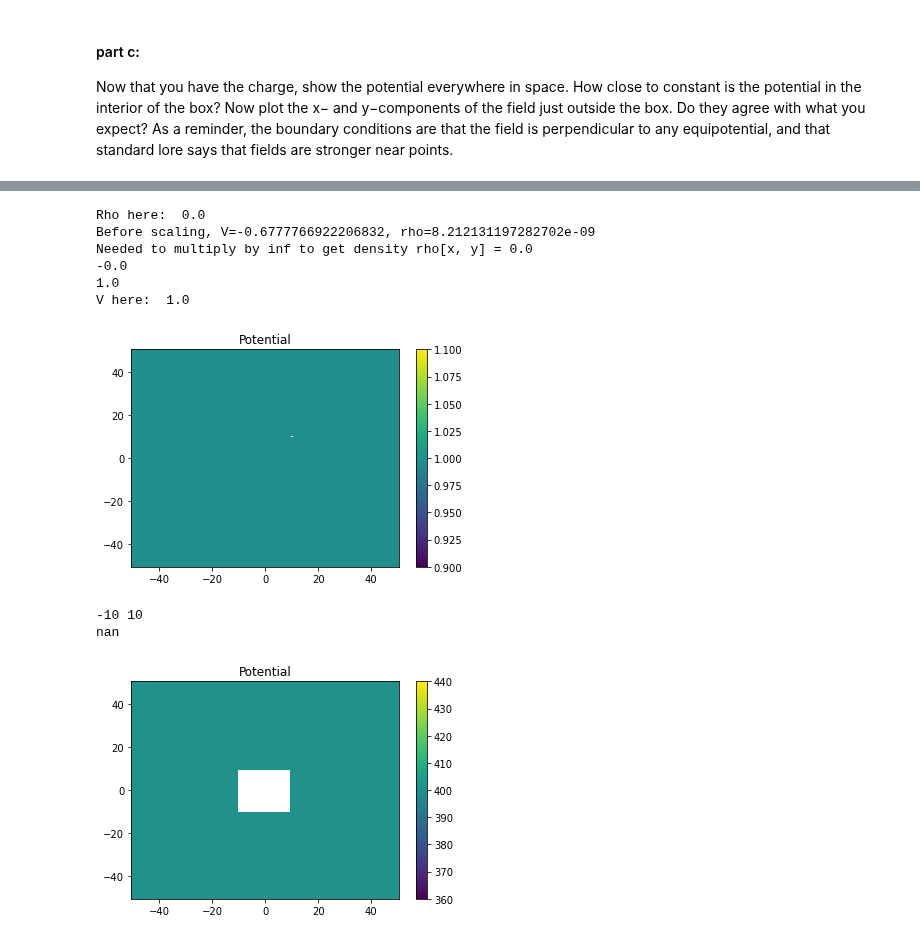
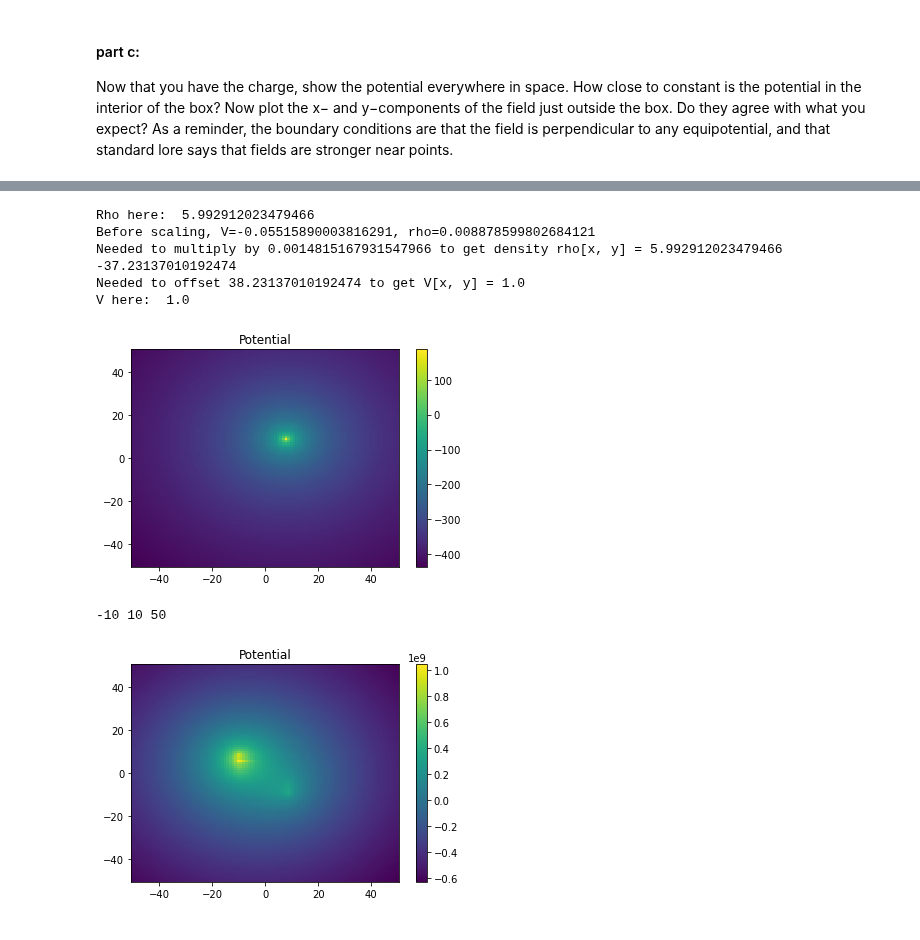
Before and after one commit to eklem1/Phys512_EK, a Jupyter notebook: PS7/A7_Q2.ipynb, the cells around one changed output, grey strips where cells are left out. Saved outputs shown, nothing was run; the diff lists cells and outputs as text; code cells hidden in the pictures.

```diff
--- a/PS7/A7_Q2.ipynb
+++ b/PS7/A7_Q2.ipynb
@@ -200,2 +182,17 @@ def Ax(G, rho, mask):
+# %%
+def Ax(G, rho, mask):
+    Gp = convFunction(G, rho, p=1)
+
+    GpUse=Gp.copy()
+#     GpUse[mask]=1.0 #want our potential to be 1 in box ? but that's what b is,
+
+    GpUse[np.logical_not(mask)]=0.0 #want our potential outside to be 0?
+
+#     plt.pcolor(xx, yy, GpUse,  shading='auto')
+#     plt.colorbar()
+#     plt.show()
+
+#     print(GpUse[mask])
+    return GpUse
 # %%
 result = np.zeros(V.shape)
@@ -358,47 +335,49 @@ plt.show()
 # %%
-x = 10
-y = 10
+x = 8
+y = 9
 
-print("Rho here: ", rho[x, y])
+print("Rho here: ", rho[cM+x, cM+y])
 
-Vpoint = getV(rho[x, y], x, y, m)
-print("V here: ", Vpoint[x, y])
+Vpoint = getV(rho[cM+x, cM+y], x, y, m)
+# Vpoint = getV(1.0, x, y, m)
+
+print("V here: ", Vpoint[cM+x, cM+y])#, Vpoint[50, 50])
+#i think the numbers are so big that when I try to offset it to 1 I get 0 instead?
 
 plt.pcolor(xx, yy, Vpoint,  shading='auto')
 plt.title("Potential")
 plt.colorbar()
 plt.show()
 # %% [output]
-Rho here:  0.0
-Before scaling, V=-0.6777766922206832, rho=8.212131197282702e-09
-Needed to multiply by inf to get density rho[x, y] = 0.0
--0.0
-1.0
+Rho here:  5.992912023479466
+Before scaling, V=-0.05515890003816291, rho=0.008878599802684121
+Needed to multiply by 0.0014815167931547966 to get density rho[x, y] = 5.992912023479466
+-37.23137010192474
+Needed to offset 38.23137010192474 to get V[x, y] = 1.0
 V here:  1.0
-[figure, old version]
+[figure, new version]
 # %%
 V_total = np.zeros([m,m])
-print(-s,s)
+print(-s,s, cM)
 
 for x in range(-s,s):
     for y in range(-s,s): #(cM-s,cM+s)
 #         print(x,y)
-        Vpoint = getV(rho[x, y], x, y, m, text=False)
+        Vpoint = getV(rho[x+cM, y+cM], x, y, m, text=False)
         V_total += Vpoint
 #         print("V here: ", Vpoint[x, y], x, y)
-        if Vpoint[x, y] != 1.0:
-            print(x, y, Vpoint[x, y])
-# inf at (-3, -4)?
 
-print(V_total[40, 40])
+#         if Vpoint[x+cM, y+cM] != 0.0:
+#             print(x, y, Vpoint[x+cM, y+cM], rho[x+cM, y+cM])
+
+# print(V_total[39:45, 39:45])
 plt.pcolor(xx, yy, V_total, shading='auto')
 plt.title("Potential")
 plt.colorbar()
 plt.show()
 # %% [output]
--10 10
-nan
+-10 10 50
-[figure, old version]
+[figure, new version]
 # %%
 def radius(x, y, x_p, y_p):
     return np.sqrt((x-x_p)**2 + (y-y_p)**2)
```
Also changed, not shown: parts of 11 cells of this notebook.
